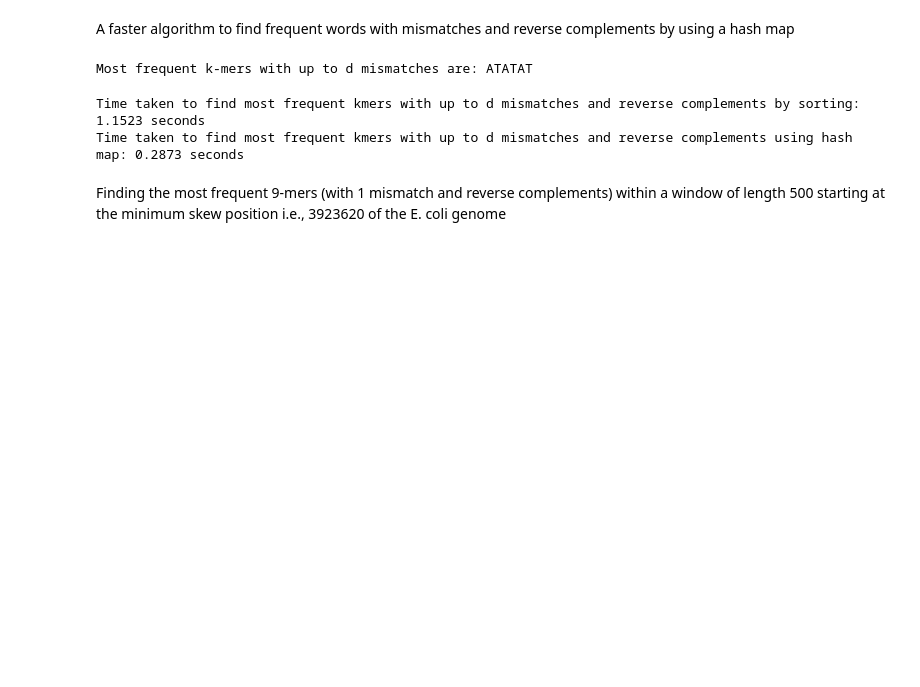
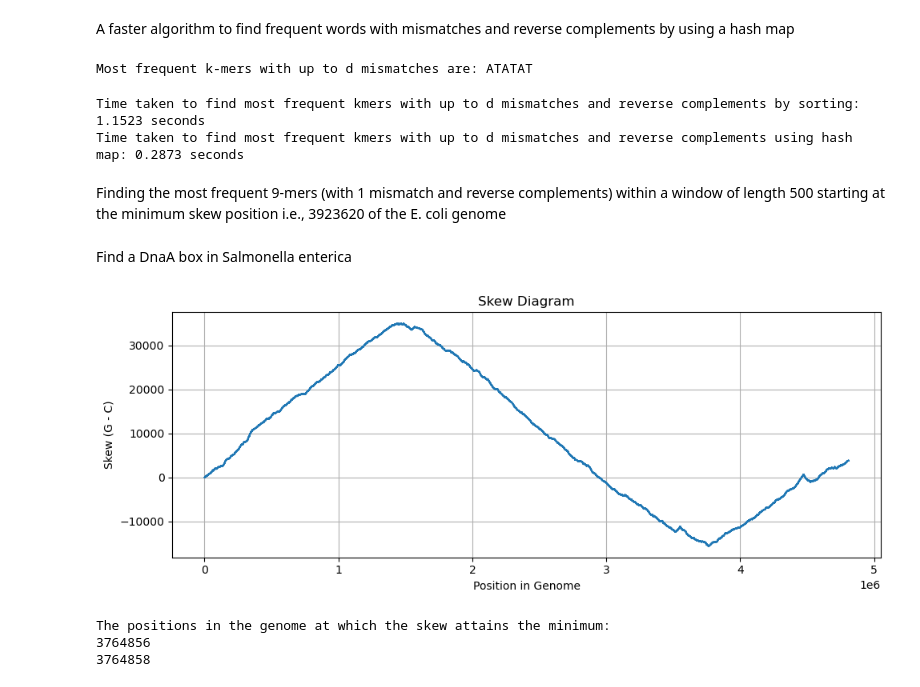
Before and after one commit to AnkitMukherji/Origin-of-Replication, a Jupyter notebook: replication_ori.ipynb, the cells around one changed output. Cells and saved outputs as stored; diff of their text form; code cells hidden in the pictures; blank space fills up the shorter version.

Commit message:
Updated Ori finding problem

```diff
--- a/replication_ori.ipynb
+++ b/replication_ori.ipynb
@@ -357,12 +357,9 @@ Finding positions in a genome where the skew diagram attains a minimum
 # %%
 import matplotlib.pyplot as plt
 
-def MinimumSkewProblem(filename, skew_output_file):
+def MinimumSkewProblem(seq, skew_output_file):
     start = 0
     skew = [0]
-
-    with open(filename, 'r') as file:
-        seq = file.read().strip()
 
     for i in seq:
         if i == 'G':
@@ -760,3 +763,17 @@ window = genome[window_start:window_start + window_length]
 result = FrequentWordsWithMismatchesAndReverseComplements(window, k, d)
 with open("e_coli_ori_kmers.txt", "w") as f:
     f.write("\n".join(map(str, result)))
+# %% [markdown]
+Find a DnaA box in Salmonella enterica
+# %%
+with open("Salmonella_enterica.txt", "r") as f:
+    lines = f.readlines()
+    salmonella_genome = "".join(line.strip() for line in lines[1:])
+# %%
+# Skew diagram for Salmonella enterica
+min_positions = MinimumSkewProblem(salmonella_genome, skew_output_file = "salmonella_skew_values.txt")
+# %% [output]
+[figure, added]
+The positions in the genome at which the skew attains the minimum:
+3764856
+3764858
```
Also changed, not shown: parts of 3 cells of this notebook, 3 other files.
